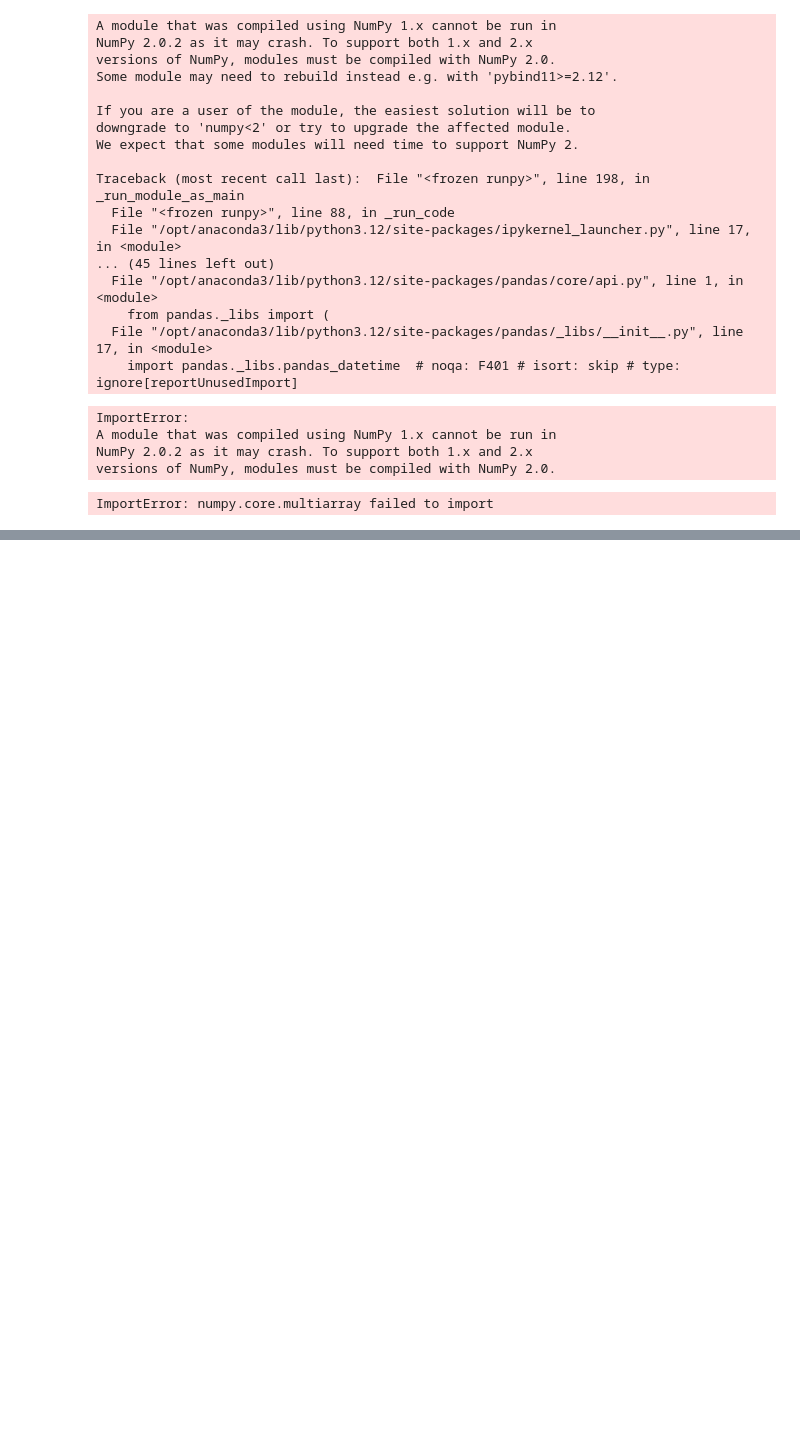
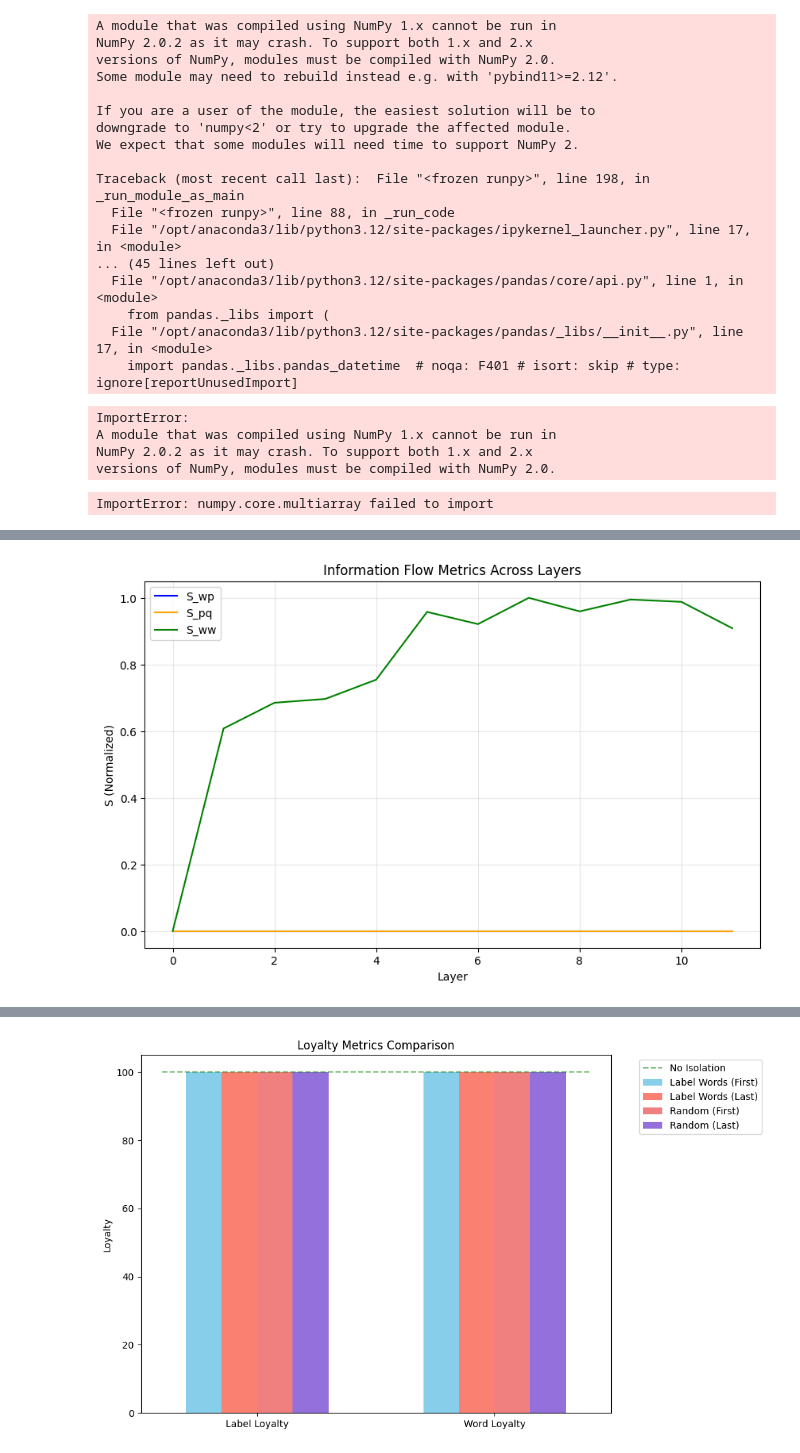
Before and after one commit to h0ngxuanli/InContextLab, a Jupyter notebook: exmaples/informatin_flow.ipynb, the cells around one changed output, grey strips where cells are left out. Drawn from its saved outputs; the diff is of its cells as text; code cells hidden in the pictures; blank space fills up the shorter version.

```diff
--- a/exmaples/informatin_flow.ipynb
+++ b/exmaples/informatin_flow.ipynb
@@ -1273,0 +2617,77 @@ ImportError: numpy.core.multiarray failed to import
+# %%
+def main():
+    # Existing initialization code...
+    model_name = "gpt2"
+    tokenizer = AutoTokenizer.from_pretrained(model_name)
+    model = AutoModelForCausalLM.from_pretrained(model_name, output_attentions=True)
+    model.eval()
+
+    # Load dataset and prepare input
+    dataset = load_dataset("emotion", split="train[:5%]")
+    label_names = dataset.features["label"].names
+
+    # Prepare input text
+    input_text = "Sentiment analysis:\n"
+    labels = []
+    for i, example in enumerate(dataset):
+        label_text = label_names[example["label"]]
+        input_text += f"Review: {example['text']}\nSentiment: {label_text}\n"
+        labels.append(label_text)
+        if i >= 2:
+            break
+    input_text += "Review: The experience was awful.\nSentiment:"
+
+    # Get class positions and inputs
+    inputs = tokenizer(input_text, return_tensors="pt")
+    class_positions = get_class_positions(tokenizer, input_text, labels)
+
+    # Get target position (last token)
+    target_position = len(inputs["input_ids"][0]) - 1
+
+    # Run model to get attention matrices and loss
+    outputs = model(**inputs, labels=inputs["input_ids"])
+    attention_matrices = outputs.attentions
+    loss = outputs.loss
+
+    # Calculate saliency scores and flow metrics
+    analyzer = SaliencyAnalyzer()
+    saliency_scores = analyzer.compute_saliency_scores(list(attention_matrices), loss)
+    flow_metrics = analyzer.compute_flow_metrics(saliency_scores, torch.tensor(class_positions), target_position)
+
+    # Plot information flow
+    layers = list(range(len(attention_matrices)))
+    ICLVisualizer.plot_information_flow(
+        layers,
+        flow_metrics["S_wp"],
+        flow_metrics["S_pq"],
+        flow_metrics["S_ww"],
+        title="Information Flow Metrics Across Layers"
+    )
+
+    # Run loyalty experiments and plot (existing code)
+    baseline = run_isolation_experiment(model, tokenizer, inputs)
+    label_first = run_isolation_experiment(model, tokenizer, inputs, "label", "first", 5, class_positions)
+    label_last = run_isolation_experiment(model, tokenizer, inputs, "label", "last", 5, class_positions)
+    random_first = run_isolation_experiment(model, tokenizer, inputs, "random", "first", 5, class_positions)
+    random_last = run_isolation_experiment(model, tokenizer, inputs, "random", "last", 5, class_positions)
+
+    # Collect metrics
+    loyalty_metrics = {
+        "label_first": label_first["label_loyalty"],
+        "label_last": label_last["label_loyalty"],
+        "random_first": random_first["label_loyalty"],
+        "random_last": random_last["label_loyalty"]
+    }
+    word_loyalty_metrics = {
+        "word_first": label_first["word_loyalty"],
+        "word_last": label_last["word_loyalty"],
+        "random_first": random_first["word_loyalty"],
+        "random_last": random_last["word_loyalty"]
+    }
+
+    ICLVisualizer.plot_loyalty_metrics(loyalty_metrics, word_loyalty_metrics, "Loyalty Metrics Comparison")
+
+if __name__ == "__main__":
+    main()
+# %% [output]
+[figure, added]
@@ -1273,0 +2698 @@ ImportError: numpy.core.multiarray failed to import
+[figure, added]
```
Also changed, not shown: parts of 15 cells of this notebook, 23 other files.
